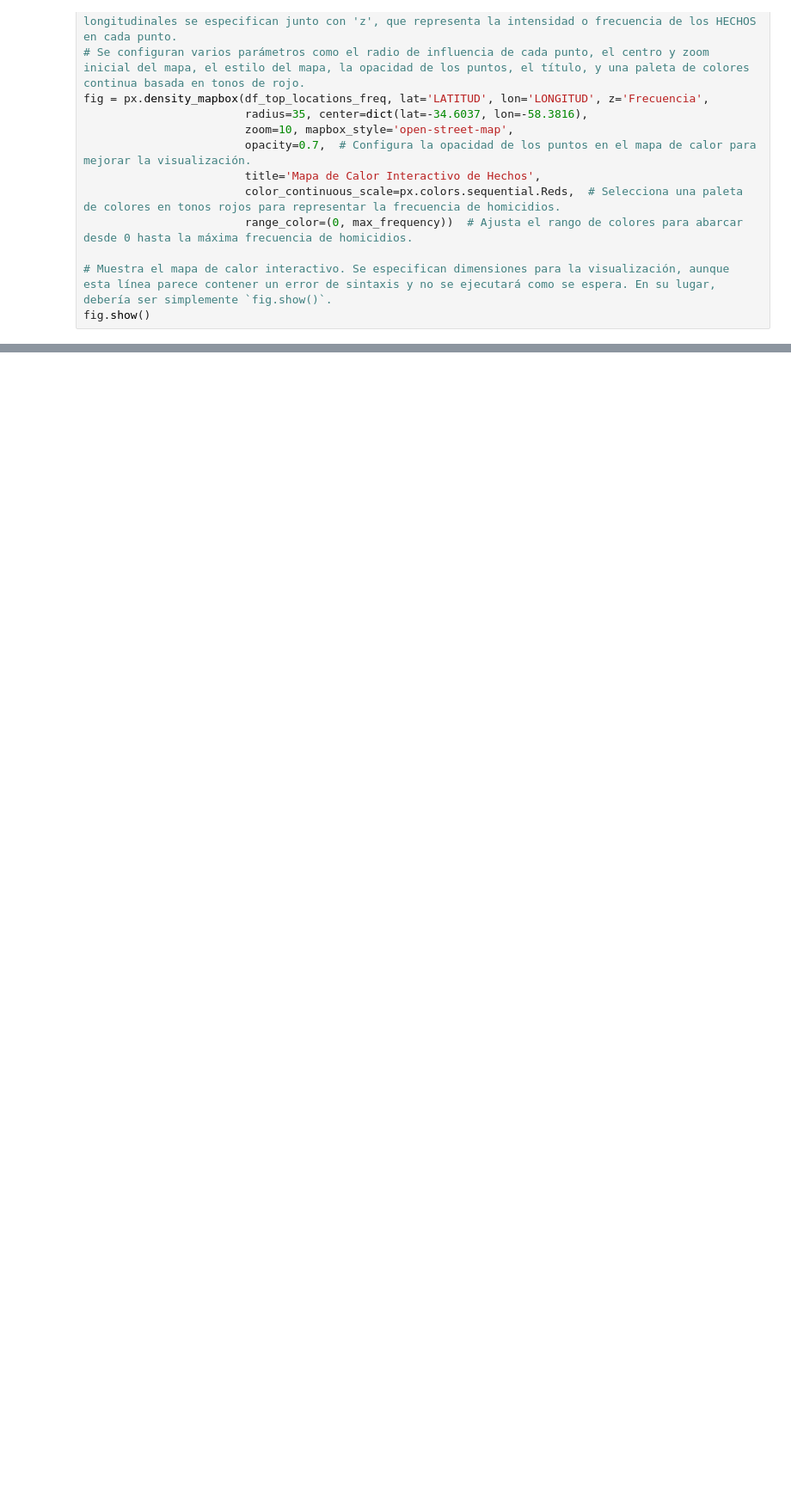
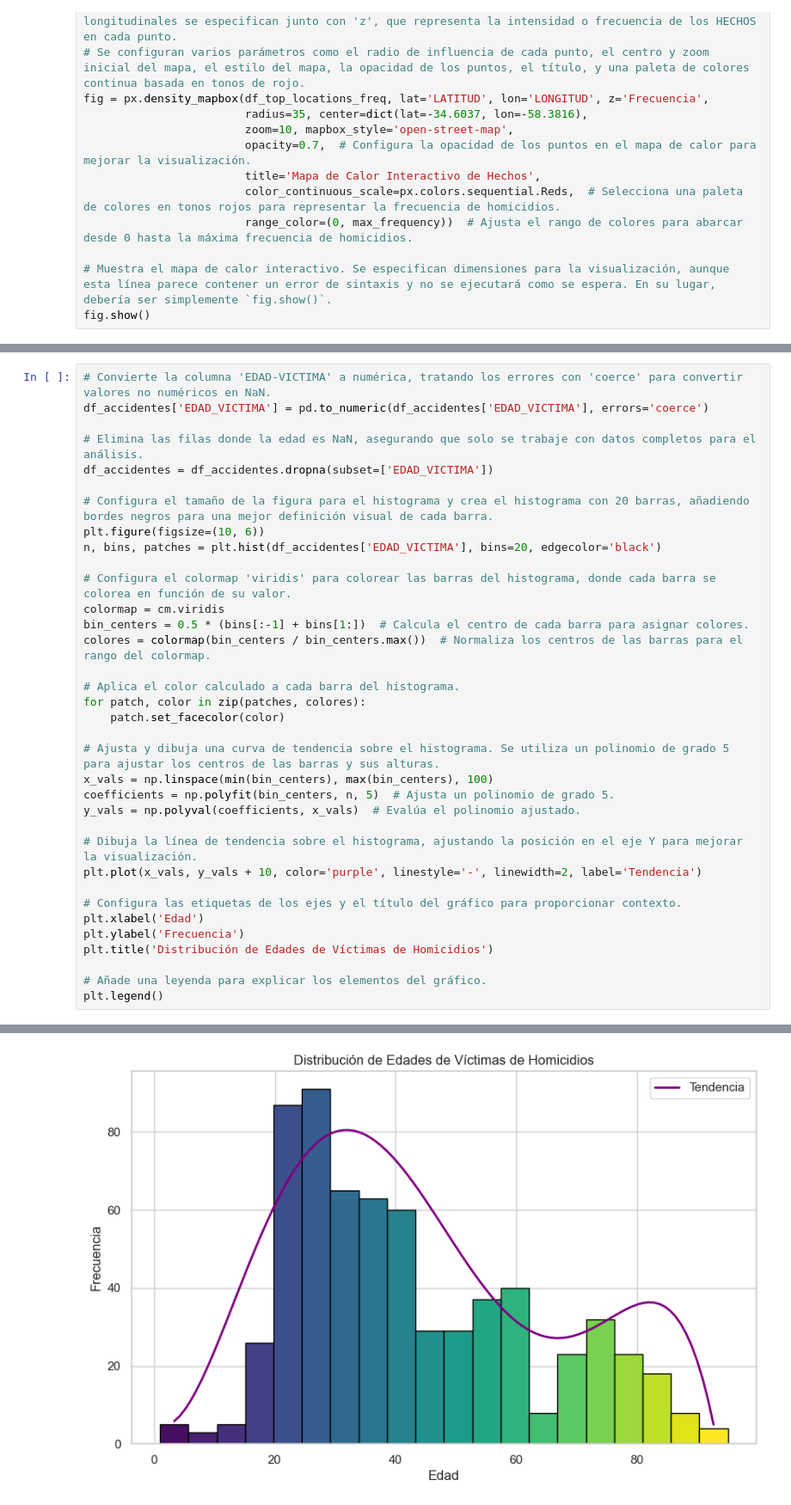
Before and after one commit to MarceCorreal/Analisis_Homicidios_Viales_Ciudad_Buenos_Aires, a Jupyter notebook: EDA/eda_accidentes.ipynb, the cells around one changed output, grey strips where cells are left out. Shown at 86% size. Saved outputs shown, nothing was run; the diff lists cells and outputs as text; blank space fills up the shorter version.

Commit message:
Subiendo analisis de víctimas en el eda

```diff
--- a/EDA/eda_accidentes.ipynb
+++ b/EDA/eda_accidentes.ipynb
@@ -413,0 +445,36 @@ fig.show()
+# %%
+# Convierte la columna 'EDAD-VICTIMA' a numérica, tratando los errores con 'coerce' para convertir valores no numéricos en NaN.
+df_accidentes['EDAD_VICTIMA'] = pd.to_numeric(df_accidentes['EDAD_VICTIMA'], errors='coerce')
+
+# Elimina las filas donde la edad es NaN, asegurando que solo se trabaje con datos completos para el análisis.
+df_accidentes = df_accidentes.dropna(subset=['EDAD_VICTIMA'])
+
+# Configura el tamaño de la figura para el histograma y crea el histograma con 20 barras, añadiendo bordes negros para una mejor definición visual de cada barra.
+plt.figure(figsize=(10, 6))
+n, bins, patches = plt.hist(df_accidentes['EDAD_VICTIMA'], bins=20, edgecolor='black')
+
+# Configura el colormap 'viridis' para colorear las barras del histograma, donde cada barra se colorea en función de su valor.
+colormap = cm.viridis
+bin_centers = 0.5 * (bins[:-1] + bins[1:])  # Calcula el centro de cada barra para asignar colores.
+colores = colormap(bin_centers / bin_centers.max())  # Normaliza los centros de las barras para el rango del colormap.
+
+# Aplica el color calculado a cada barra del histograma.
+for patch, color in zip(patches, colores):
+    patch.set_facecolor(color)
+
+# Ajusta y dibuja una curva de tendencia sobre el histograma. Se utiliza un polinomio de grado 5 para ajustar los centros de las barras y sus alturas.
+x_vals = np.linspace(min(bin_centers), max(bin_centers), 100)
+coefficients = np.polyfit(bin_centers, n, 5)  # Ajusta un polinomio de grado 5.
+y_vals = np.polyval(coefficients, x_vals)  # Evalúa el polinomio ajustado.
+
+# Dibuja la línea de tendencia sobre el histograma, ajustando la posición en el eje Y para mejorar la visualización.
+plt.plot(x_vals, y_vals + 10, color='purple', linestyle='-', linewidth=2, label='Tendencia')
+
+# Configura las etiquetas de los ejes y el título del gráfico para proporcionar contexto.
+plt.xlabel('Edad')
+plt.ylabel('Frecuencia')
+plt.title('Distribución de Edades de Víctimas de Homicidios')
+
+# Añade una leyenda para explicar los elementos del gráfico.
+plt.legend()
+# %% [output]
@@ -413,0 +482 @@ fig.show()
+[figure, added]
```
Also changed, not shown: parts of 26 cells of this notebook, 1 other file.
